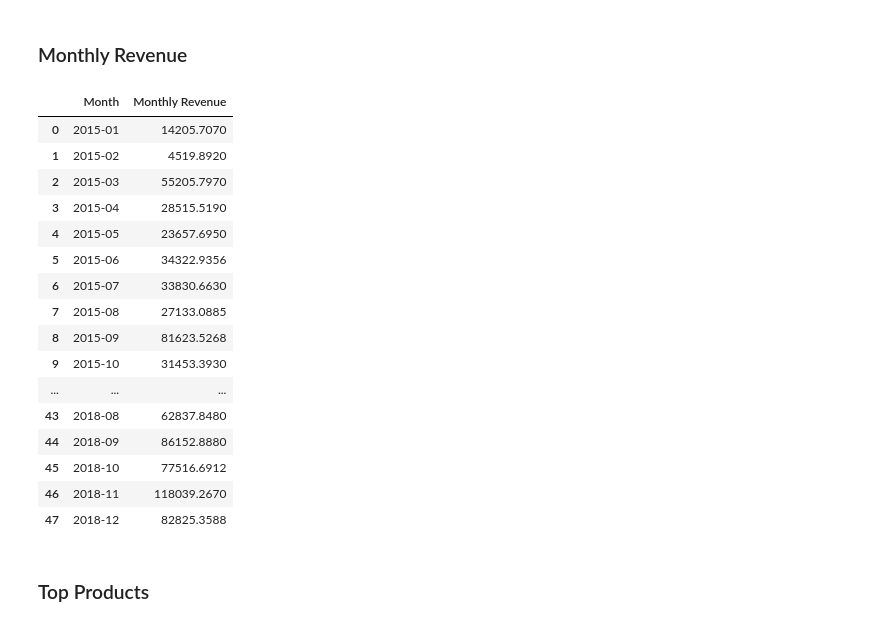
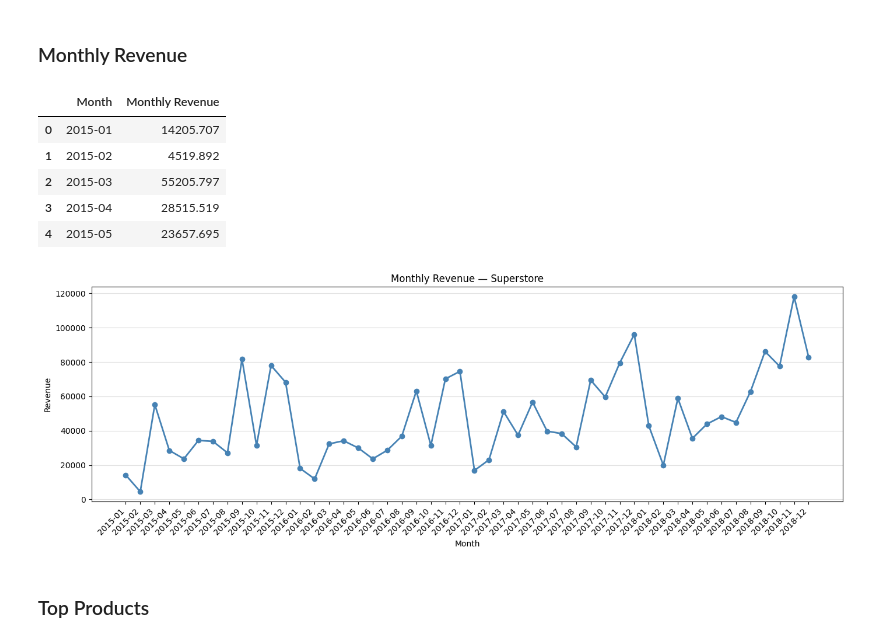
Before and after one commit to VaibhavNileshKumarDave/synent-task5-salesanalysis-vaibhav-dave, a Jupyter notebook: notebooks/salesanalysis.ipynb, the cells around one changed output. Drawn from its saved outputs; the diff is of its cells as text; code cells hidden in the pictures.

Commit message:
make charts for my all analysis

```diff
--- a/notebooks/salesanalysis.ipynb
+++ b/notebooks/salesanalysis.ipynb
@@ -148,30 +148,38 @@ print(df_master.shape)
 # %%
 monthly_revenue = (
     df_master
     .groupby("Month")["Sales"]
     .sum()
     .reset_index()
     .rename(columns = {"Sales": "Monthly Revenue"})
 )
-monthly_revenue
+monthly_revenue.head()
 # %% [output]
 |  | Month | Monthly Revenue |
-| 0 | 2015-01 | 14205.7070 |
-| 1 | 2015-02 | 4519.8920 |
-| 2 | 2015-03 | 55205.7970 |
-| 3 | 2015-04 | 28515.5190 |
-| 4 | 2015-05 | 23657.6950 |
-| 5 | 2015-06 | 34322.9356 |
-| 6 | 2015-07 | 33830.6630 |
-| 7 | 2015-08 | 27133.0885 |
-| 8 | 2015-09 | 81623.5268 |
-| 9 | 2015-10 | 31453.3930 |
-| ... | ... | ... |
-| 43 | 2018-08 | 62837.8480 |
-| 44 | 2018-09 | 86152.8880 |
-| 45 | 2018-10 | 77516.6912 |
-| 46 | 2018-11 | 118039.2670 |
-| 47 | 2018-12 | 82825.3588 |
+| 0 | 2015-01 | 14205.707 |
+| 1 | 2015-02 | 4519.892 |
+| 2 | 2015-03 | 55205.797 |
+| 3 | 2015-04 | 28515.519 |
+| 4 | 2015-05 | 23657.695 |
+# %%
+sorted_month = (
+    monthly_revenue
+    .assign(month_year_str = monthly_revenue["Month"].astype(str))
+    .sort_values("month_year_str")
+)
+
+plt.figure(figsize=(14, 5))
+plt.plot(sorted_month["month_year_str"], sorted_month["Monthly Revenue"], marker='o', linewidth=2, color='steelblue')
+plt.title("Monthly Revenue — Superstore")
+plt.xlabel("Month")
+plt.ylabel("Revenue")
+plt.xticks(rotation=45, ha='right')
+plt.grid(axis='y', alpha=0.4)
+plt.tight_layout()
+plt.savefig("monthly_revenue.png", dpi=150)
+plt.show()
+# %% [output]
+[figure, added]
 # %% [markdown]
 ### Top Products
 # %%
```
Also changed, not shown: parts of 4 cells of this notebook, 5 other files.
